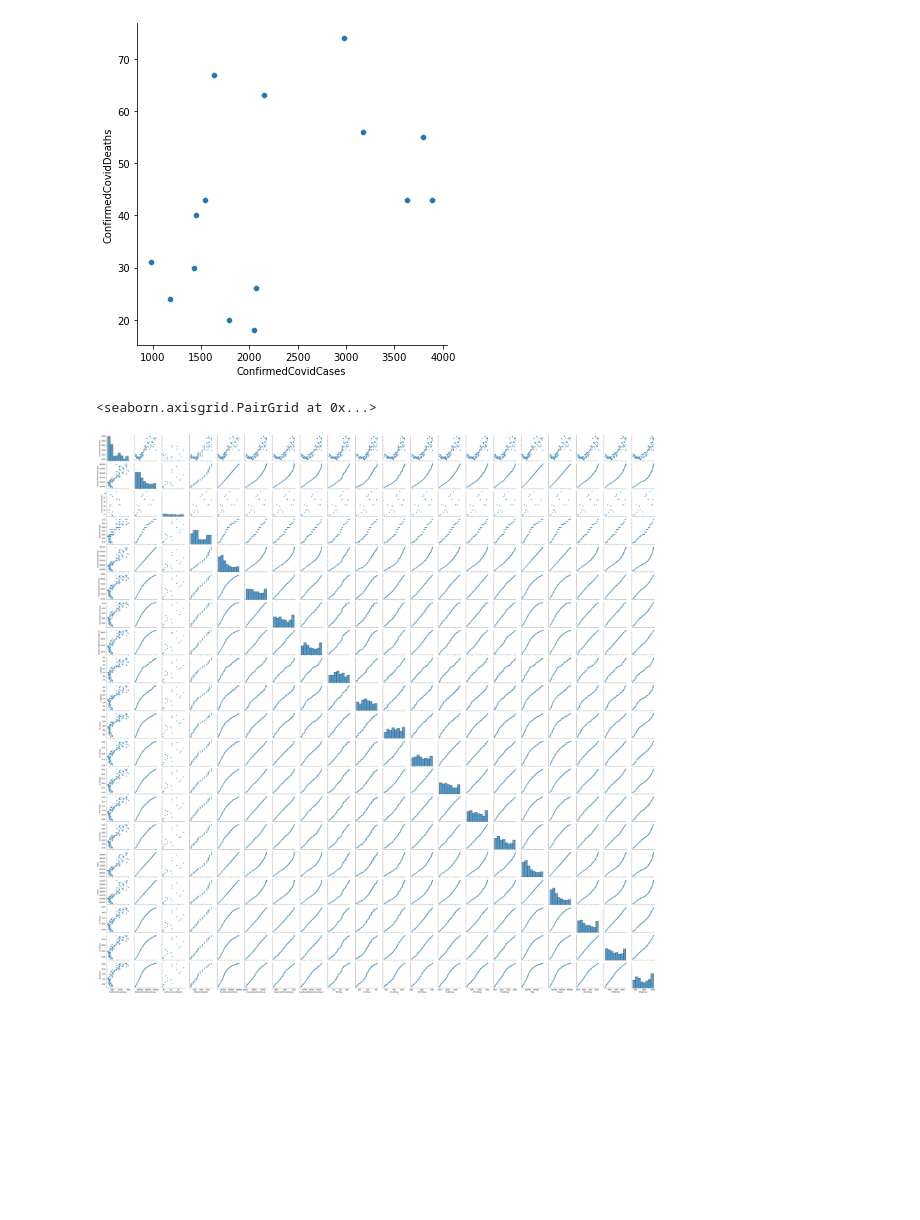
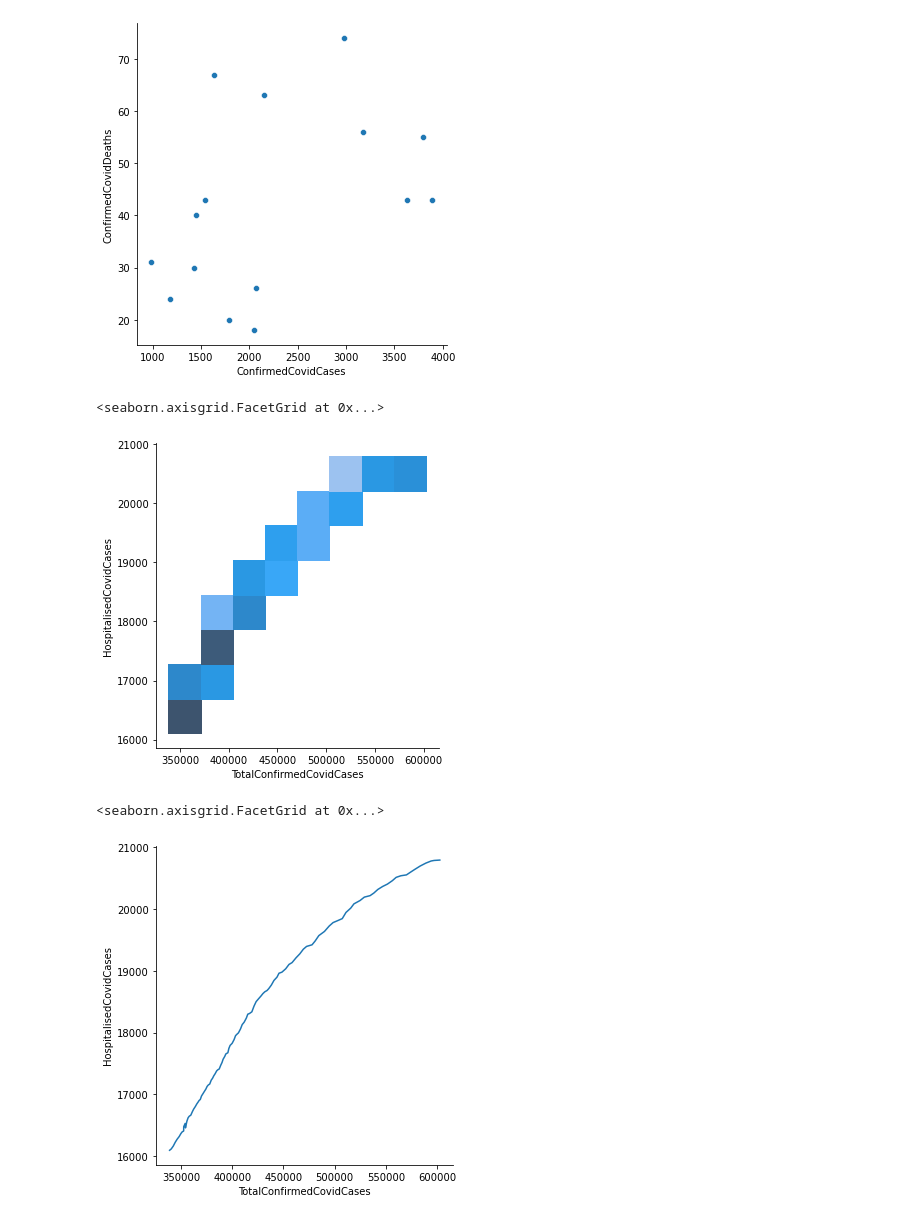
Before and after one commit to katel85/ProjectDA2021, a Jupyter notebook: RealWorldData.ipynb, the cells around one changed output. Drawn from its saved outputs; the diff is of its cells as text; code cells hidden in the pictures; blank space fills up the shorter version.

```diff
--- a/RealWorldData.ipynb
+++ b/RealWorldData.ipynb
@@ -147,8 +147,13 @@ sns.relplot(x='ConfirmedCovidCases', y= 'ConfirmedCovidDeaths', data=df)
 # %% [output]
 <seaborn.axisgrid.FacetGrid at 0x...>
 [figure]
-# %%
-sns.pairplot(df)
-# %% [output]
-<seaborn.axisgrid.PairGrid at 0x...>
-[figure, removed]
+# %%
+sns.displot(x='TotalConfirmedCovidCases', y= 'HospitalisedCovidCases',data=df)
+# %% [output]
+<seaborn.axisgrid.FacetGrid at 0x...>
+[figure, added]
+# %%
+sns.relplot(x='TotalConfirmedCovidCases', y= 'HospitalisedCovidCases',  kind='line',data=df)
+# %% [output]
+<seaborn.axisgrid.FacetGrid at 0x...>
+[figure, added]
```
Also changed, not shown: parts of 2 cells of this notebook.
